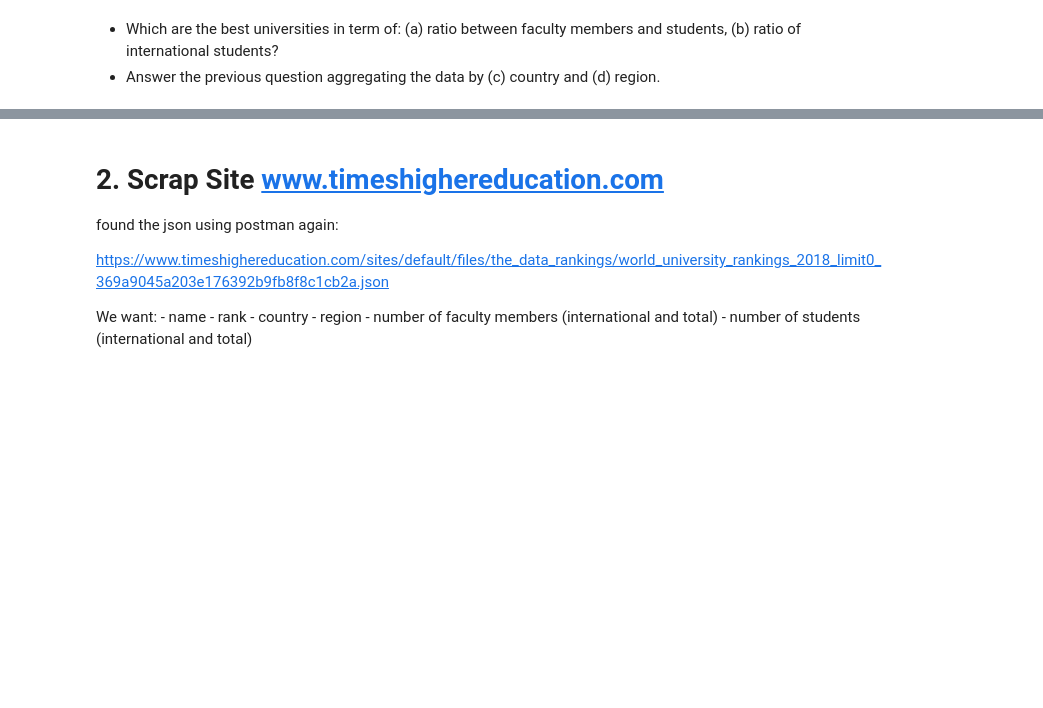
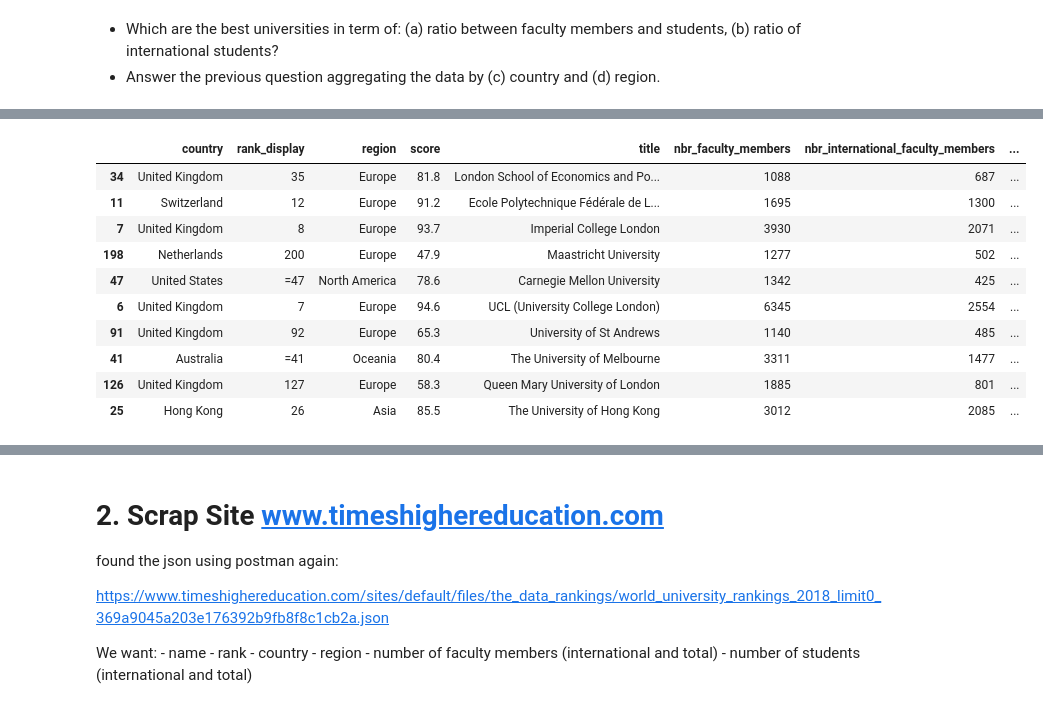
Before and after one commit to NicoBrun/ada2017, a Jupyter notebook: 02 - Data from the Web/Homework 2.ipynb, the cells around one changed output, grey strips where cells are left out. Saved outputs shown, nothing was run; the diff lists cells and outputs as text; code cells hidden in the pictures; blank space fills up the shorter version.

```diff
--- a/02 - Data from the Web/Homework 2.ipynb
+++ b/02 - Data from the Web/Homework 2.ipynb
@@ -101,0 +124,14 @@ df_top200_merged.head(10)
+# %%
+yolo_df.sort_values(by='percent_inter_stud',ascending=False).head(10)
+# %% [output]
+|  | country | rank_display | region | score | title | nbr_faculty_members | nbr_international_faculty_members | ... |
+| 34 | United Kingdom | 35 | Europe | 81.8 | London School of Economics and Po... | 1088 | 687 | ... |
+| 11 | Switzerland | 12 | Europe | 91.2 | Ecole Polytechnique Fédérale de L... | 1695 | 1300 | ... |
+| 7 | United Kingdom | 8 | Europe | 93.7 | Imperial College London | 3930 | 2071 | ... |
+| 198 | Netherlands | 200 | Europe | 47.9 | Maastricht University | 1277 | 502 | ... |
+| 47 | United States | =47 | North America | 78.6 | Carnegie Mellon University | 1342 | 425 | ... |
+| 6 | United Kingdom | 7 | Europe | 94.6 | UCL (University College London) | 6345 | 2554 | ... |
+| 91 | United Kingdom | 92 | Europe | 65.3 | University of St Andrews | 1140 | 485 | ... |
+| 41 | Australia | =41 | Oceania | 80.4 | The University of Melbourne | 3311 | 1477 | ... |
+| 126 | United Kingdom | 127 | Europe | 58.3 | Queen Mary University of London | 1885 | 801 | ... |
+| 25 | Hong Kong | 26 | Asia | 85.5 | The University of Hong Kong | 3012 | 2085 | ... |
```
Also changed, not shown: parts of 6 cells of this notebook.
